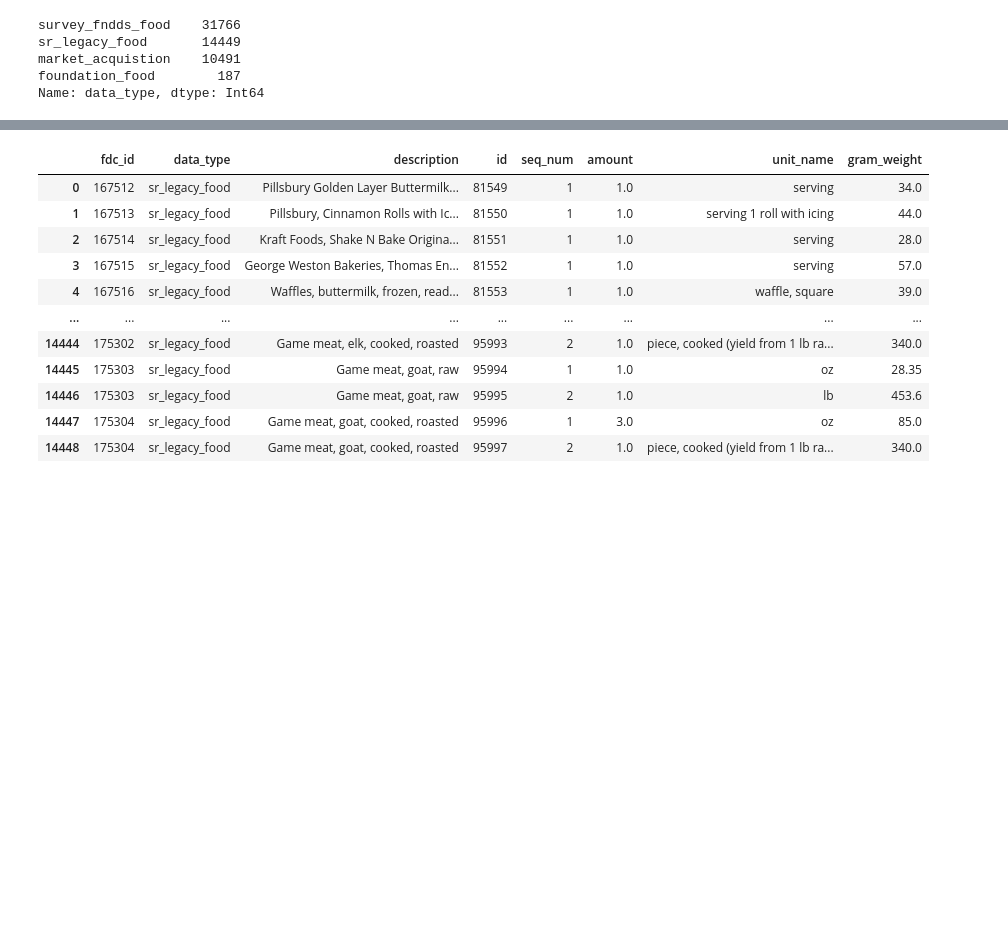
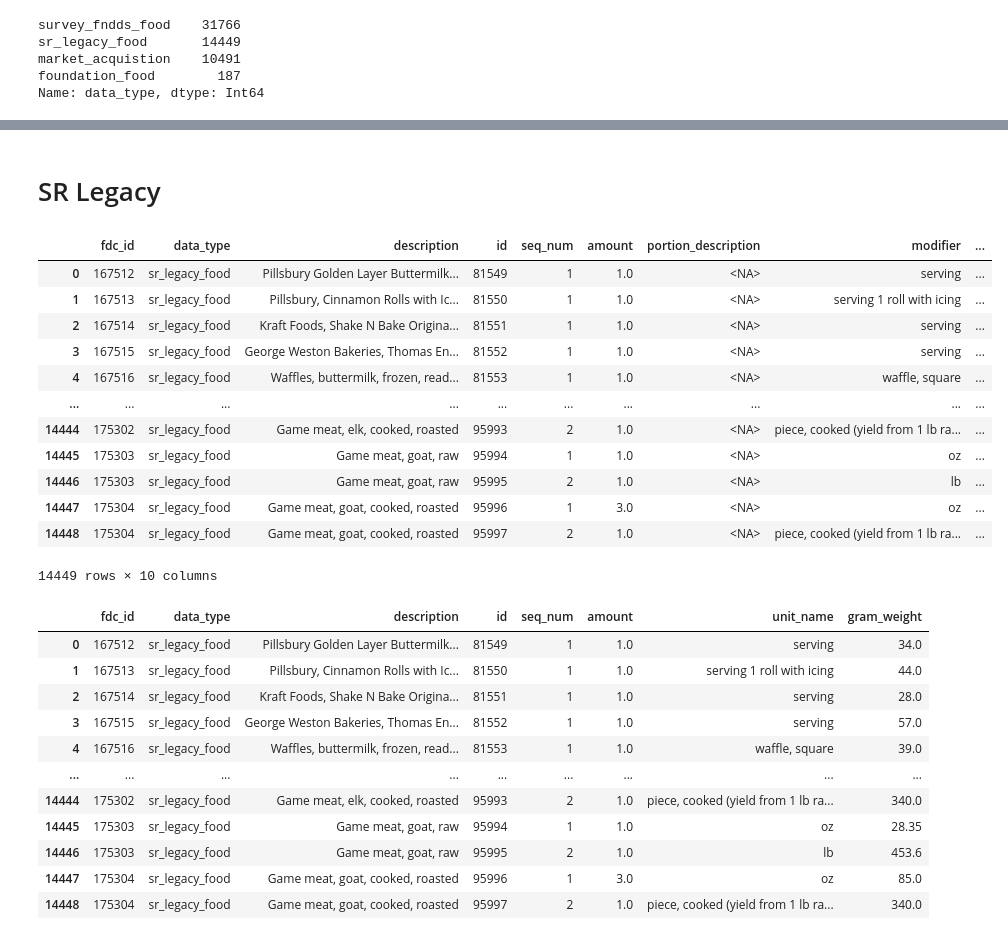
Before and after one commit to danzou56/food-data, a Jupyter notebook: scratch.ipynb, the cells around one changed output, grey strips where cells are left out. Drawn from its saved outputs; the diff is of its cells as text; code cells hidden in the pictures; blank space fills up the shorter version.

```diff
--- a/scratch.ipynb
+++ b/scratch.ipynb
@@ -166,3 +231,23 @@ Name: data_type, dtype: Int64
+# %% [markdown]
+# SR Legacy
+# %%
+sr_ft = FoodTable("sr_legacy", "sr_legacy_food")
+# %%
+sr_ft._dirty_df
+# %% [output]
+|  | fdc_id | data_type | description | id | seq_num | amount | portion_description | modifier | ... |
+| 0 | 167512 | sr_legacy_food | Pillsbury Golden Layer Buttermilk... | 81549 | 1 | 1.0 | <NA> | serving | ... |
+| 1 | 167513 | sr_legacy_food | Pillsbury, Cinnamon Rolls with Ic... | 81550 | 1 | 1.0 | <NA> | serving 1 roll with icing | ... |
+| 2 | 167514 | sr_legacy_food | Kraft Foods, Shake N Bake Origina... | 81551 | 1 | 1.0 | <NA> | serving | ... |
+| 3 | 167515 | sr_legacy_food | George Weston Bakeries, Thomas En... | 81552 | 1 | 1.0 | <NA> | serving | ... |
+| 4 | 167516 | sr_legacy_food | Waffles, buttermilk, frozen, read... | 81553 | 1 | 1.0 | <NA> | waffle, square | ... |
+| ... | ... | ... | ... | ... | ... | ... | ... | ... | ... |
+| 14444 | 175302 | sr_legacy_food | Game meat, elk, cooked, roasted | 95993 | 2 | 1.0 | <NA> | piece, cooked (yield from 1 lb ra... | ... |
+| 14445 | 175303 | sr_legacy_food | Game meat, goat, raw | 95994 | 1 | 1.0 | <NA> | oz | ... |
+| 14446 | 175303 | sr_legacy_food | Game meat, goat, raw | 95995 | 2 | 1.0 | <NA> | lb | ... |
+| 14447 | 175304 | sr_legacy_food | Game meat, goat, cooked, roasted | 95996 | 1 | 3.0 | <NA> | oz | ... |
+| 14448 | 175304 | sr_legacy_food | Game meat, goat, cooked, roasted | 95997 | 2 | 1.0 | <NA> | piece, cooked (yield from 1 lb ra... | ... |
+14449 rows × 10 columns
 # %%
 # portion_description always NaN for sr_df
 sr_df = merged_df[merged_df["data_type"] == "sr_legacy_food"]\
```
Also changed, not shown: parts of 15 cells of this notebook.
